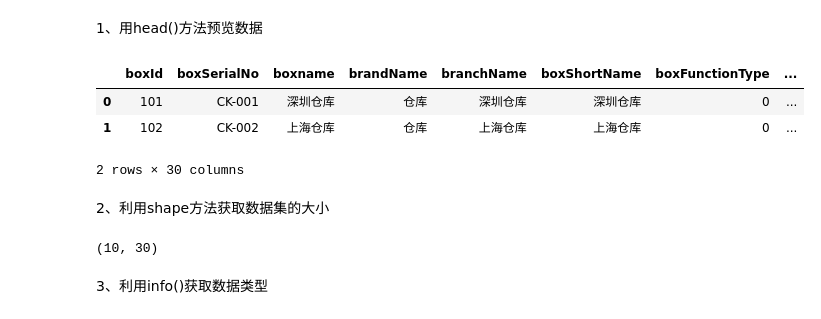
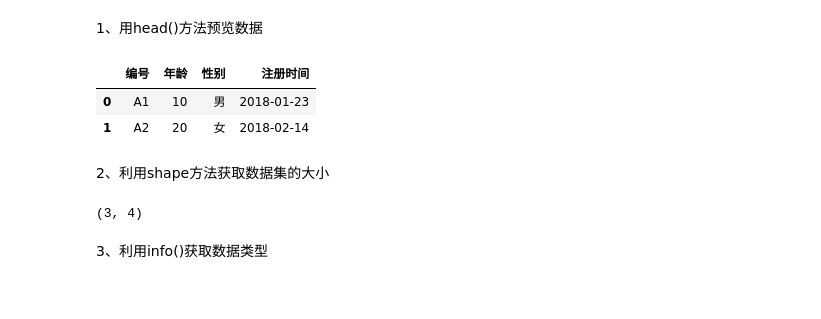
Before and after one commit to annewang1990/python_data_analysis, a Jupyter notebook: python数据准备.ipynb, the cells around one changed output. Saved outputs shown, nothing was run; the diff lists cells and outputs as text; code cells hidden in the pictures.

```diff
--- a/python数据准备.ipynb
+++ b/python数据准备.ipynb
@@ -138,20 +145,19 @@ NameError: name 'pd' is not defined
 # %% [markdown]
 1、用head()方法预览数据
 # %%
-df_sql.head(2)
+df.head(2)
 #相当于sql里面select *  from 库名.表名 limit 1
 # %% [output]
-|  | boxId | boxSerialNo | boxname | brandName | branchName | boxShortName | boxFunctionType | ... |
-| 0 | 101 | CK-001 | 深圳仓库 | 仓库 | 深圳仓库 | 深圳仓库 | 0 | ... |
-| 1 | 102 | CK-002 | 上海仓库 | 仓库 | 上海仓库 | 上海仓库 | 0 | ... |
+|  | 编号 | 年龄 | 性别 | 注册时间 |
+| 0 | A1 | 10 | 男 | 2018-01-23 |
+| 1 | A2 | 20 | 女 | 2018-02-14 |
-2 rows × 30 columns
 # %% [markdown]
 2、利用shape方法获取数据集的大小
 # %%
-df_sql.shape
+df.shape
 #相当于sql里面select count(*) from 库名.表名
 # %% [output]
-(10, 30)
+(3, 4)
 # %% [markdown]
 3、利用info()获取数据类型
 # %%
```
Also changed, not shown: parts of 45 cells of this notebook.
